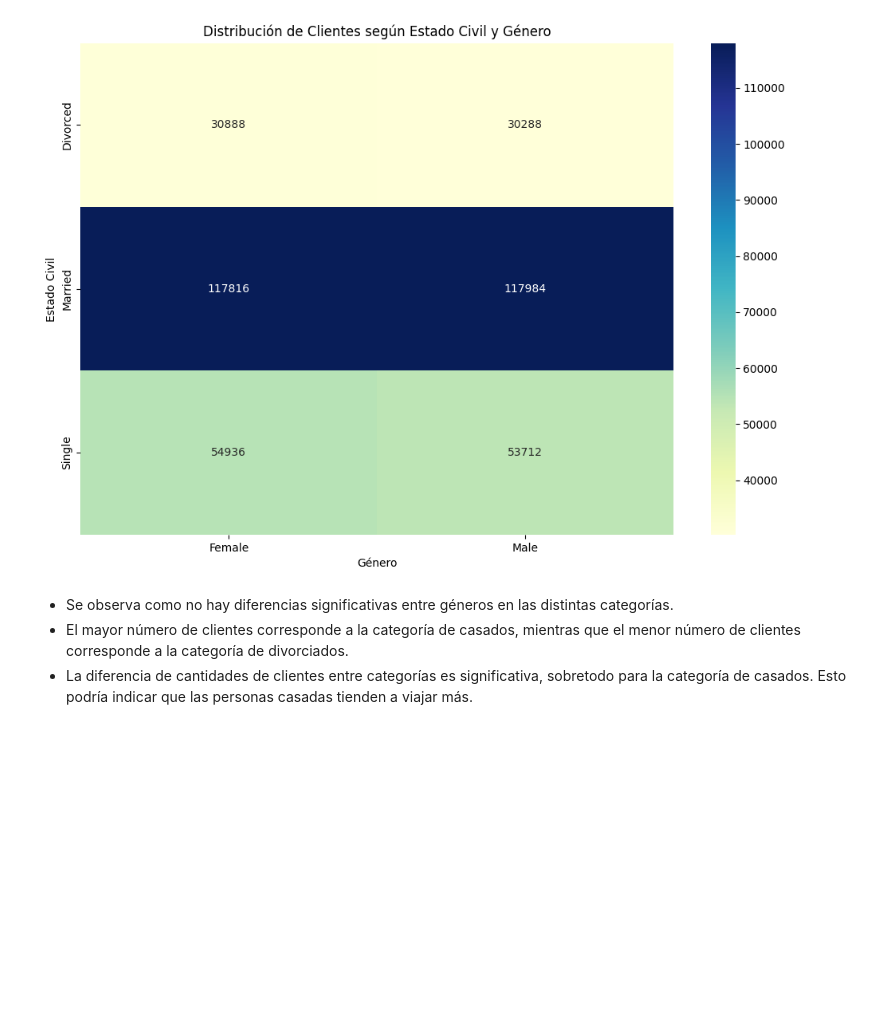
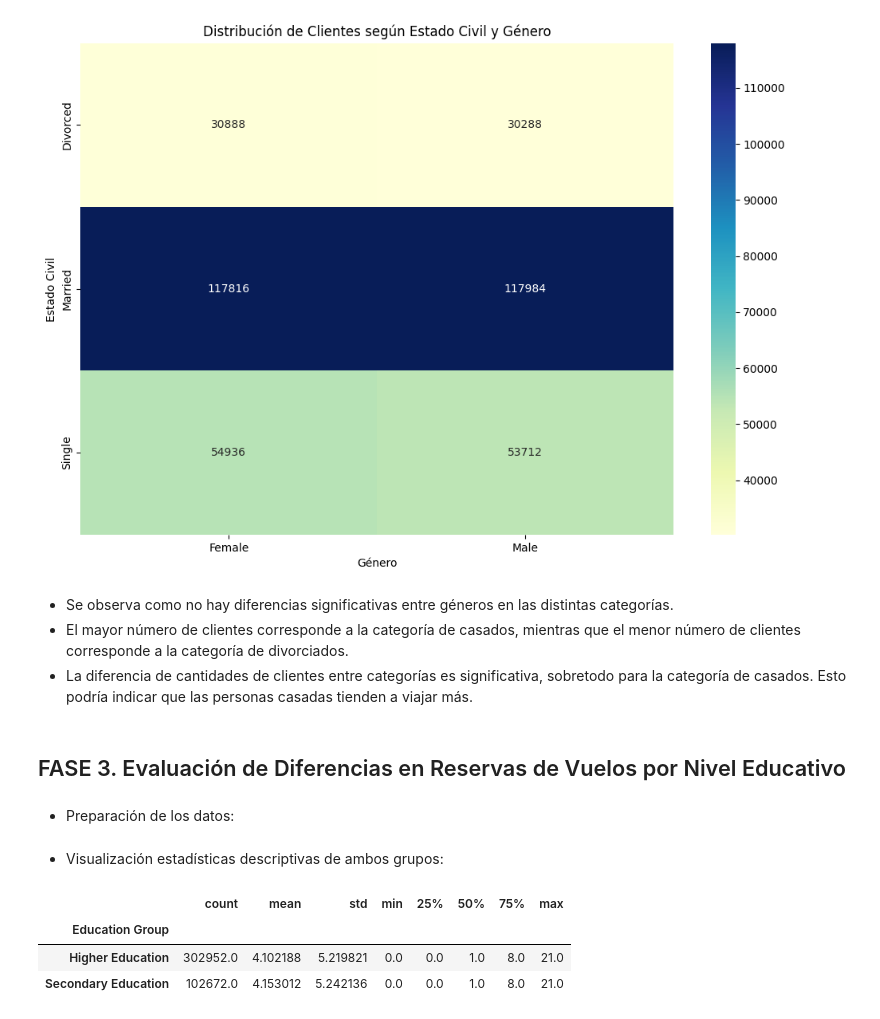
Before and after one commit to Adalab/bda-modulo-3-evaluacion-final-LaiaAyats, a Jupyter notebook: evaluation.ipynb, the cells around one changed output. Drawn from its saved outputs; the diff is of its cells as text; code cells hidden in the pictures; blank space fills up the shorter version.

```diff
--- a/evaluation.ipynb
+++ b/evaluation.ipynb
@@ -725,3 +725,7 @@ plt.show()
 - Se observa como no hay diferencias significativas entre géneros en las distintas categorías.
 - El mayor número de clientes corresponde a la categoría de casados, mientras que el menor número de clientes corresponde a la categoría de divorciados.
 - La diferencia de cantidades de clientes entre categorías es significativa, sobretodo para la categoría de casados. Esto podría indicar que las personas casadas tienden a viajar más.
+# %% [markdown]
+## FASE 3. Evaluación de Diferencias en Reservas de Vuelos por Nivel Educativo
+# %% [markdown]
+- Preparación de los datos:
@@ -727,0 +742,11 @@ plt.show()
+# %% [markdown]
+- Visualización estadísticas descriptivas de ambos grupos:
+# %%
+# Calcular estadísticas descriptivas por grupo de educación
+descriptive_stats_ab = df_ab_test.groupby('Education Group')['Flights Booked'].describe()
+descriptive_stats_ab
+# %% [output]
+|  | count | mean | std | min | 25% | 50% | 75% | max |
+| Education Group |  |  |  |  |  |  |  |  |
+| Higher Education | 302952.0 | 4.102188 | 5.219821 | 0.0 | 0.0 | 1.0 | 8.0 | 21.0 |
+| Secondary Education | 102672.0 | 4.153012 | 5.242136 | 0.0 | 0.0 | 1.0 | 8.0 | 21.0 |
```
Also changed, not shown: parts of 9 cells of this notebook.
